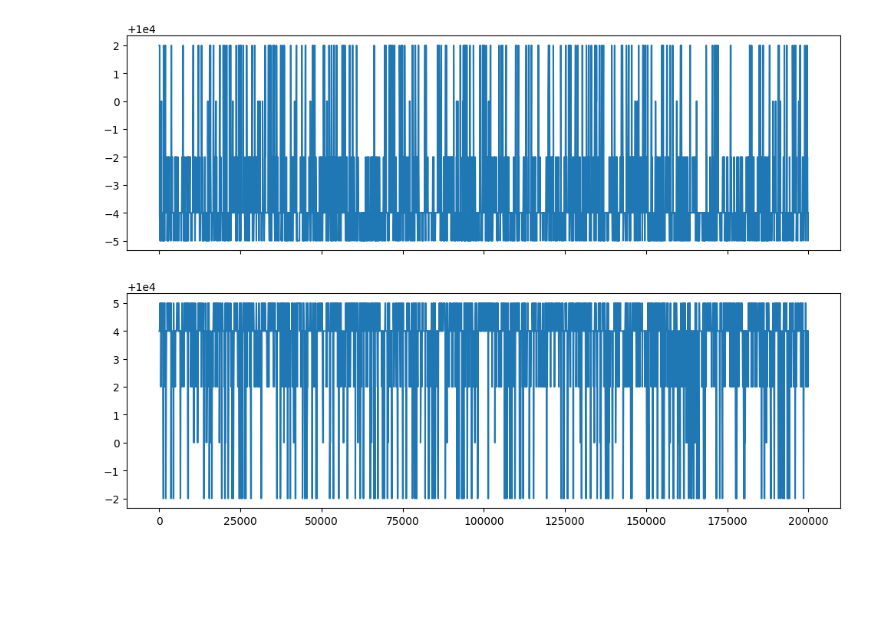
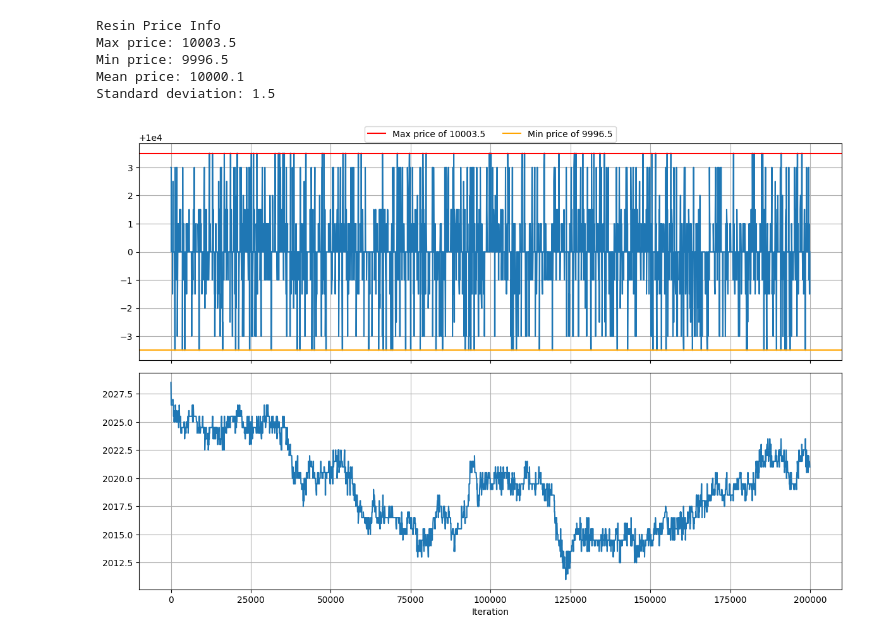
Before and after one commit to ashokolarov/prosperity3, a Jupyter notebook: analyze_data.ipynb, the cells around one changed output. Cells and saved outputs as stored; diff of their text form; code cells hidden in the pictures; blank space fills up the shorter version.

```diff
--- a/analyze_data.ipynb
+++ b/analyze_data.ipynb
@@ -5,42 +5,39 @@ import matplotlib.pyplot as plt
 df = pd.read_csv("data/r0/r0_notrades.csv", sep=";")
 t = df["timestamp"]
 # %%
-# resin_price = df["mid_price"].where(df["product"] == "RAINFOREST_RESIN").ffill()
-# resin_max = resin_price.max()
-# resin_min = resin_price.min()
-# resin_mean = resin_price.mean()
-# resin_std = resin_price.std()
+resin_price = df["mid_price"].where(df["product"] == "RAINFOREST_RESIN").ffill()
+resin_max = resin_price.max()
+resin_min = resin_price.min()
+resin_mean = resin_price.mean()
+resin_std = resin_price.std()
 
-# print("\033[1mResin Price Info\033[0m")
-# print(f"Max price: {resin_max}")
-# print(f"Min price: {resin_min}")
-# print(f"Mean price: {resin_mean:.1f}")
-# print(f"Standard deviation: {resin_std:.1f}")
+print("\033[1mResin Price Info\033[0m")
+print(f"Max price: {resin_max}")
+print(f"Min price: {resin_min}")
+print(f"Mean price: {resin_mean:.1f}")
+print(f"Standard deviation: {resin_std:.1f}")
 
-# kelp_price = df["mid_price"].where(df["product"] == "KELP").ffill()
+kelp_price = df["mid_price"].where(df["product"] == "KELP").ffill()
 
-# fig, axs = plt.subplots(2, 1, figsize=(12, 8), sharex=True)
+fig, axs = plt.subplots(2, 1, figsize=(12, 8), sharex=True)
 
-# axs[0].plot(t, resin_price)
-# axs[0].axhline(resin_max, label=f'Max price of {resin_max}', c='red')
-# axs[0].axhline(resin_min, label=f'Min price of {resin_min}', c='orange')
-# axs[0].grid()
-# axs[0].legend(loc='upper center', ncol=2, bbox_to_anchor=(0.5, 1.1))
+axs[0].plot(t, resin_price)
+axs[0].axhline(resin_max, label=f'Max price of {resin_max}', c='red')
+axs[0].axhline(resin_min, label=f'Min price of {resin_min}', c='orange')
+axs[0].grid()
+axs[0].legend(loc='upper center', ncol=2, bbox_to_anchor=(0.5, 1.1))
 
 
-# axs[1].plot(t, kelp_price)
-# axs[1].grid()
-# axs[1].set_xlabel("Iteration")
+axs[1].plot(t, kelp_price)
+axs[1].grid()
+axs[1].set_xlabel("Iteration")
 
-# plt.tight_layout()
-# plt.show()
+plt.tight_layout()
+plt.show()
+# %% [output]
+Resin Price Info
+Max price: 10003.5
+Min price: 9996.5
+Mean price: 10000.1
+Standard deviation: 1.5
+[figure, added]
-# %%
-resin_bb = df["bid_price_1"].where(df["product"] == "RAINFOREST_RESIN").ffill()
-resin_ba = df["ask_price_1"].where(df["product"] == "RAINFOREST_RESIN").ffill()
-
-plt.plot(t, resin_bb)
-plt.plot(t, resin_ba)
-plt
-plt.show()
-# %% [output]
-[figure, removed]
```
Also changed, not shown: parts of 1 cell of this notebook, 1 other file.
